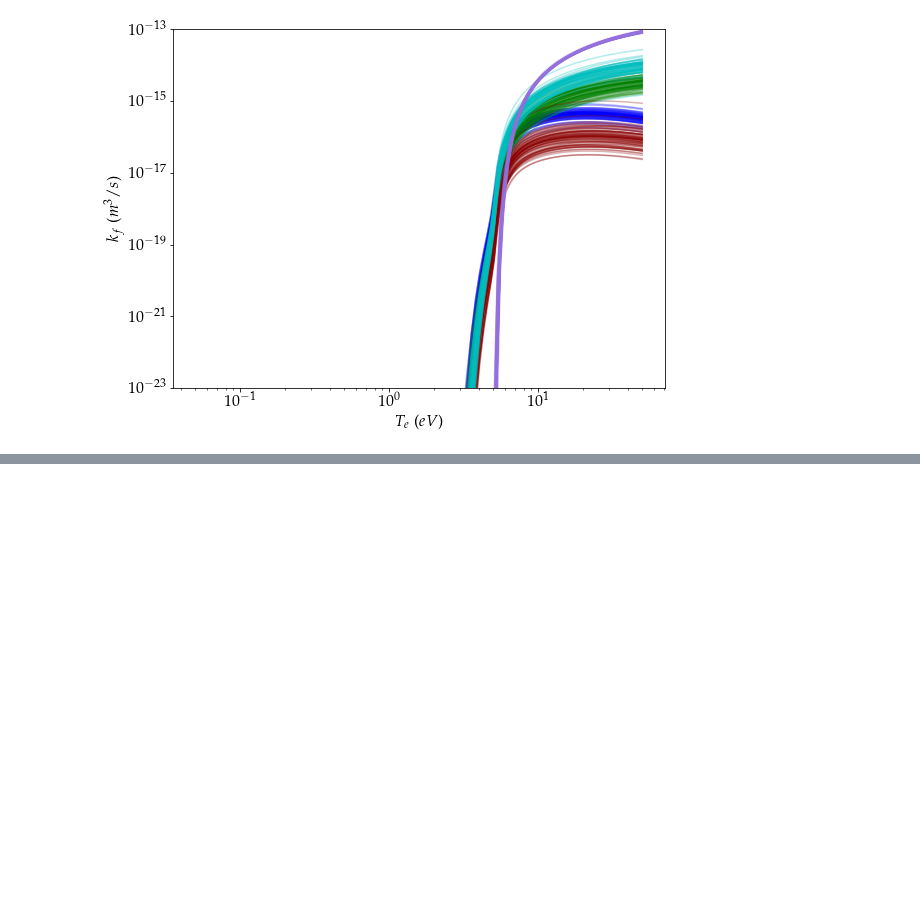
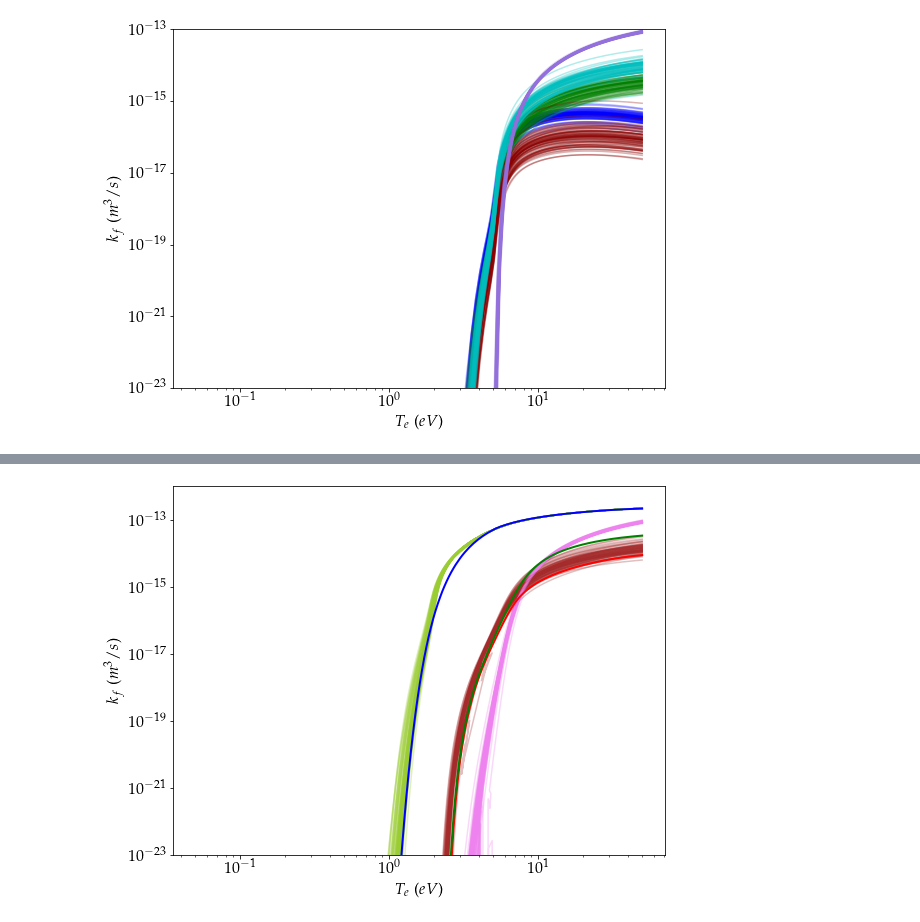
Before and after one commit to dreamer2368/uncertain-crs, a Jupyter notebook: bolsig/glow_discharge.ipynb, the cells around one changed output, grey strips where cells are left out. Drawn from its saved outputs; the diff is of its cells as text; code cells hidden in the pictures; blank space fills up the shorter version.

```diff
--- a/bolsig/glow_discharge.ipynb
+++ b/bolsig/glow_discharge.ipynb
@@ -149,3 +149,82 @@ fig.set_size_inches(9, 7)
 # %% [output]
 72
 [figure]
+# %%
+import input_writer as iw
+plt.rcParams.update({
+    "text.usetex": True,
+    "font.family": "serif",
+    "font.serif": ["Palatino"],
+    "font.size": 16,
+})
+colors = ['b','g','darkred','c','mediumpurple','tomato']
+
+N300 = iw.reaction300K['RUNSERIES'][3]
+E300 = np.linspace( np.log(iw.reaction300K['RUNSERIES'][1]), np.log(iw.reaction300K['RUNSERIES'][2]), N300)
+
+excite300 = np.fromfile('./glow-discharge/data/reaction300K.excite.dat')
+excite300 = np.reshape(excite300,[int(len(excite300)/14/N300),14,N300])
+
+ion300 = np.fromfile('./glow-discharge/data/reaction300K.ion.dat')
+ion300 = np.reshape(ion300,[int(len(ion300)/N300),N300])
+
+step_ion300 = np.fromfile('./glow-discharge/data/reaction300K.step_ion.dat')
+step_ion300 = np.reshape(step_ion300,[int(len(step_ion300)/N300),N300])
+
+Te300 = np.fromfile('./glow-discharge/data/reaction300K.Te.dat')
+Te300 = np.reshape(Te300,[int(len(Te300)/N300),N300])
+
+excite_sum = np.zeros([excite300.shape[0], N300])
+for k in range(4):
+    excite_sum += np.squeeze(excite300[:,k,:])
+
+Nsample = Te300.shape[0]
+print(Nsample)
+
+outputFilename = "./output/datasets/Biagi_v7.1+step.dat"
+output = bolsigOutput(outputFilename)
+Te0 = output.outputs[3].data[:,1]
+dataType = output.typeDictS2I['C2']
+rateExcite0 = output.outputs[dataType].data[:,1]
+
+outputFilename = "./output/datasets/Phelps+step.dat"
+output = bolsigOutput(outputFilename)
+Te1 = output.outputs[3].data[:,1]
+dataType = output.typeDictS2I['C2']
+rateExcite1 = output.outputs[dataType].data[:,1]
+
+outputFilename = "./output/datasets/Biagi+step.dat"
+output = bolsigOutput(outputFilename)
+Te2 = output.outputs[3].data[:,1]
+dataType = output.typeDictS2I['C47']
+rateIon2 = output.outputs[dataType].data[:,1]
+
+plt.figure(1)
+# for ex in range(4):
+#     for k in range(Nsample):
+#         plt.loglog(Te300[k,:], excite300[k,ex,:],'-', color=colors[ex],alpha=0.3)
+for k in range(Nsample):
+    plt.loglog(Te300[k,:], excite_sum[k,:],'-', color='brown',alpha=0.3)
+    plt.loglog(Te300[k,:], ion300[k,:],'-', color='violet',alpha=0.3)
+    plt.loglog(Te300[k,:], step_ion300[k,:],'-', color='yellowgreen',alpha=0.3)
+plt.loglog(Te0, rateExcite0,'-', color='r', linewidth=2.0)
+plt.loglog(Te1, rateExcite1,'-', color='g', linewidth=2.0)
+plt.loglog(Te2, rateIon2,'-', color='b', linewidth=2.0)
+plt.xlabel('$T_e$ ($eV$)')
+plt.ylabel('$k_f$ ($m^3/s$)')
+plt.ylim([1e-23, 1e-12])
+plt.tight_layout()
+fig = plt.gcf()
+fig.set_size_inches(9, 7)
+
+# plt.figure(5)
+# for k in range(Nsample):
+#     plt.loglog(Te300[k,:], ion300[k,:],'-', color='peru',alpha=0.3)
+# plt.xlabel('$T_e$ ($eV$)')
+# plt.ylabel('$k_f$ ($m^3/s$)')
+
+dataFilename = './glow-discharge/data/reaction300K.lumped_excite.dat'
+fID = open(dataFilename,'w')
+excite_sum.tofile(fID)
+fID.close()
+# %% [output]
@@ -151,0 +235 @@ fig.set_size_inches(9, 7)
+[figure, added]
```
Also changed, not shown: parts of 3 cells of this notebook, 2 other files.
